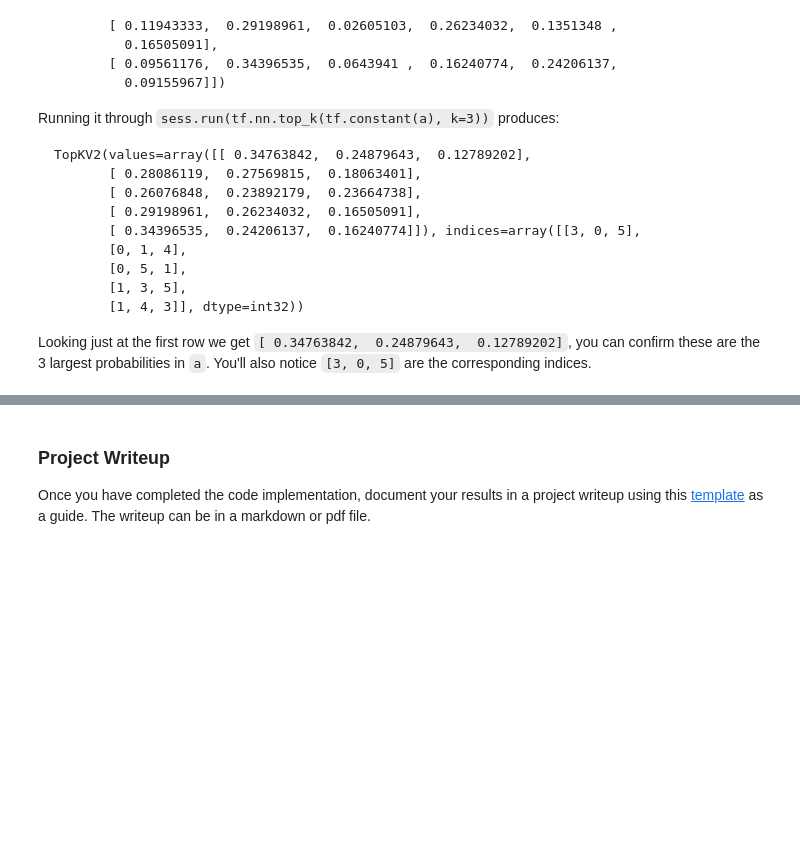
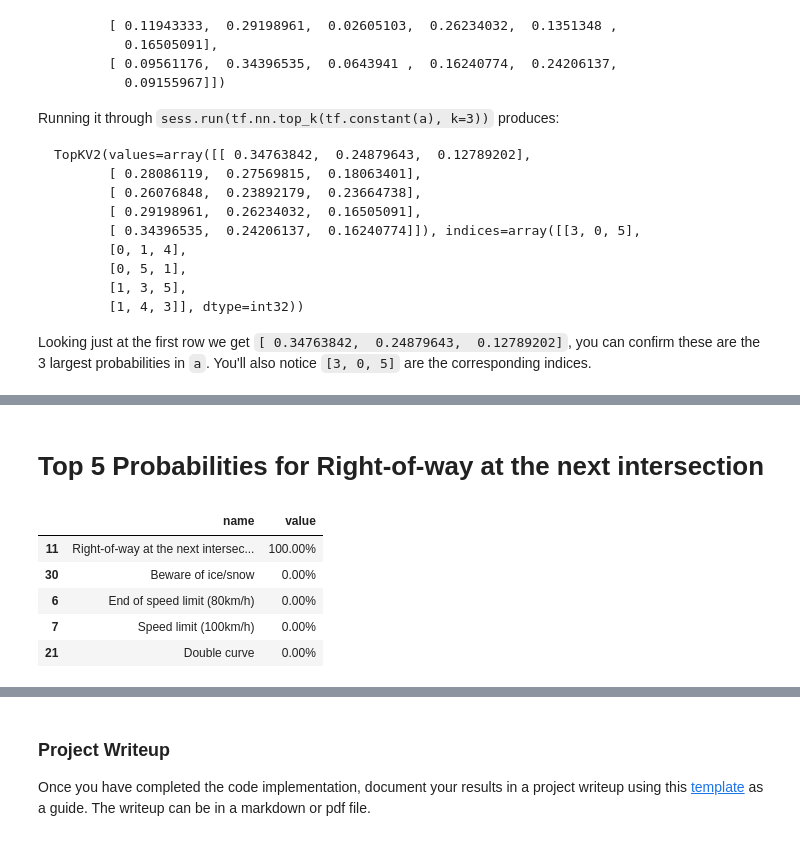
Before and after one commit to blown302/german-traffic-sign-detection, a Jupyter notebook: Traffic_Sign_Classifier.ipynb, the cells around one changed output, grey strips where cells are left out. Saved outputs shown, nothing was run; the diff lists cells and outputs as text; code cells hidden in the pictures; blank space fills up the shorter version.

```diff
--- a/Traffic_Sign_Classifier.ipynb
+++ b/Traffic_Sign_Classifier.ipynb
@@ -471,0 +495,11 @@ res values: [[-19.71408081 -31.11143684 -23.60350609 -24.27824402 -31.48574638
+# %% [markdown]
+# Top 5 Probabilities for Right-of-way at the next intersection
+# %%
+get_data_frame(2).style.format({'value':"{:.2%}"})
+# %% [output]
+|  | name | value |
+| 11 | Right-of-way at the next intersec... | 100.00% |
+| 30 | Beware of ice/snow | 0.00% |
+| 6 | End of speed limit (80km/h) | 0.00% |
+| 7 | Speed limit (100km/h) | 0.00% |
+| 21 | Double curve | 0.00% |
```
Also changed, not shown: parts of 17 cells of this notebook, 7 other files.
